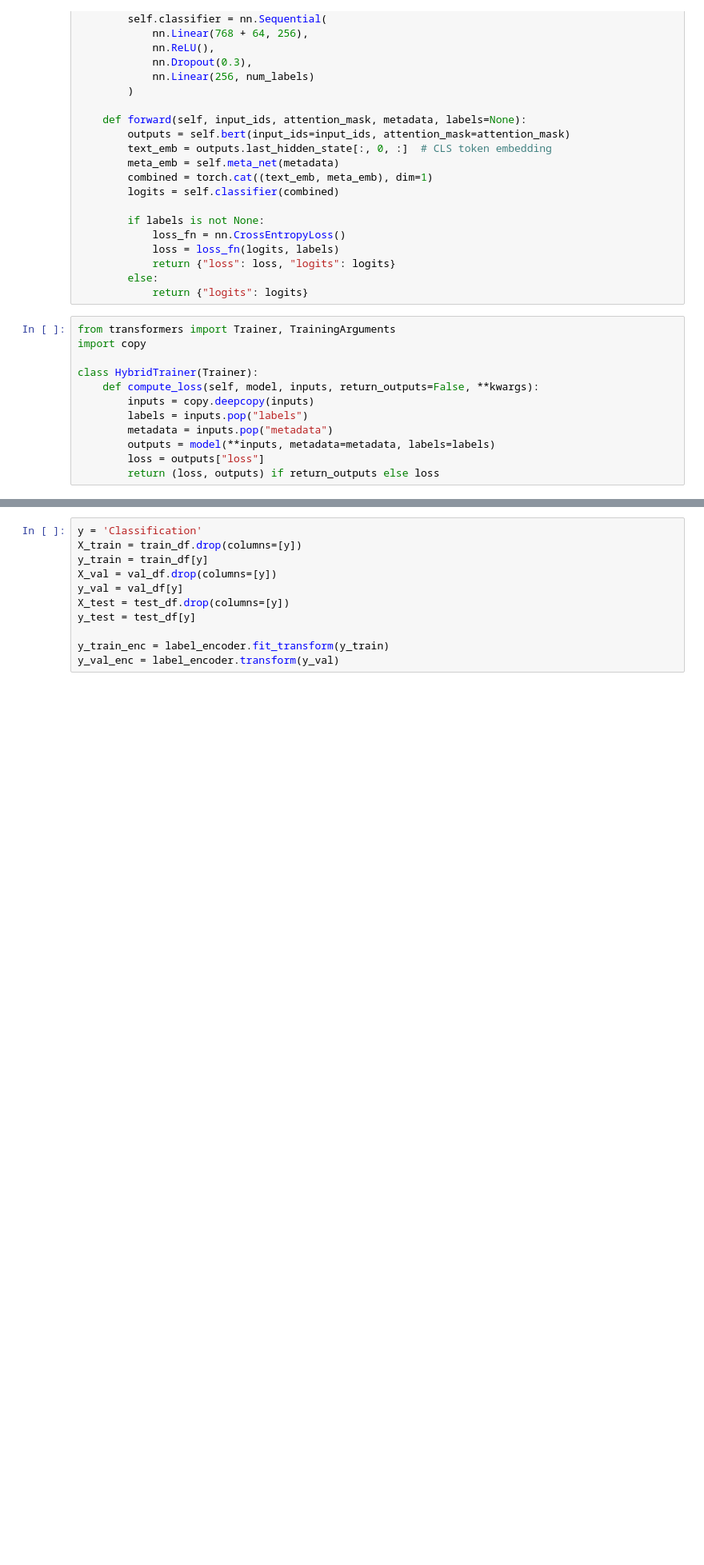
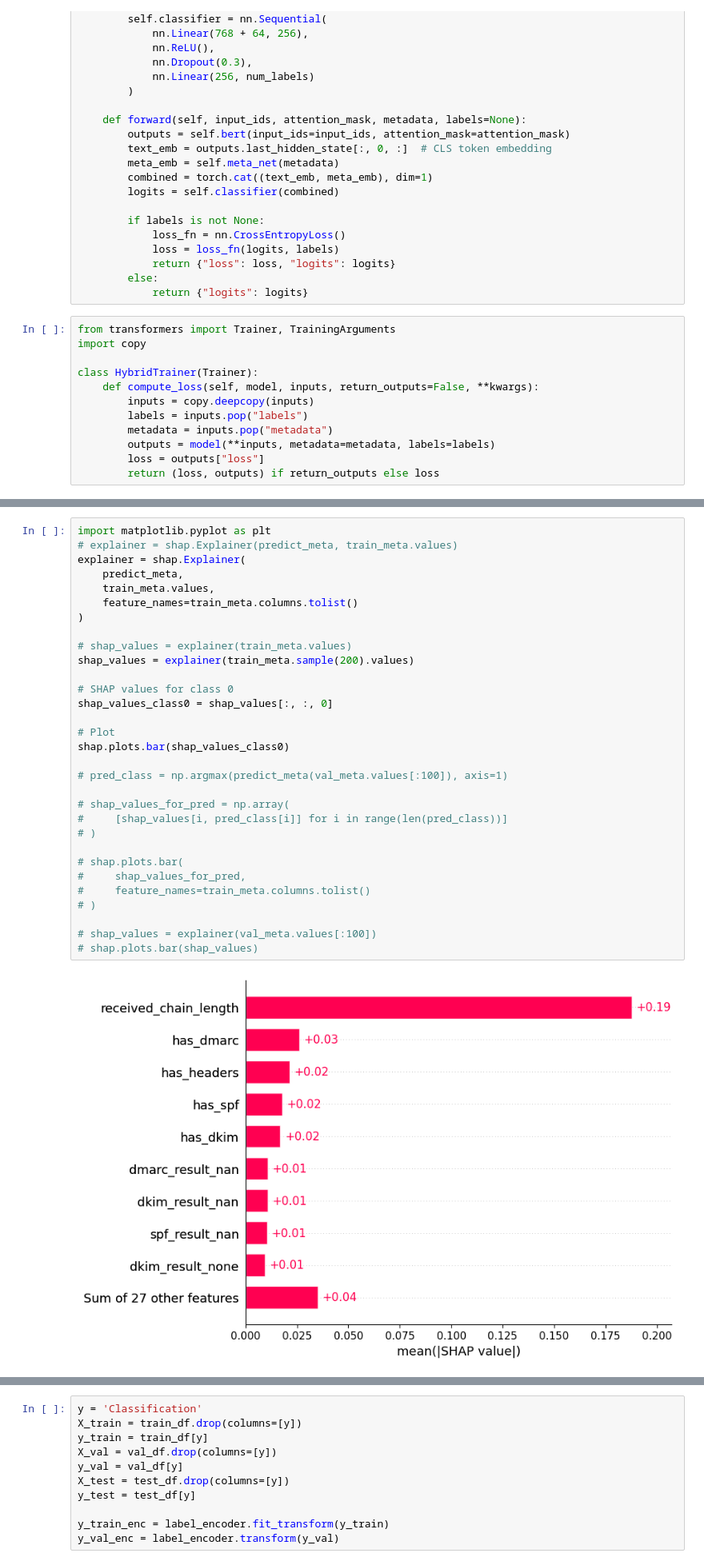
Before and after one commit to Reno0213/capstone, a Jupyter notebook: dataset.ipynb, the cells around one changed output, grey strips where cells are left out. Shown: that part at 80% size. Cells and saved outputs as stored; diff of their text form; blank space fills up the shorter version.

Commit message:
metadata SHAP working

```diff
--- a/dataset.ipynb
+++ b/dataset.ipynb
@@ -1582,0 +1889,33 @@ print(classification_report(val_df['label'], pred_labels, target_names=label_enc
+# %%
+import matplotlib.pyplot as plt
+# explainer = shap.Explainer(predict_meta, train_meta.values)
+explainer = shap.Explainer(
+    predict_meta,
+    train_meta.values,
+    feature_names=train_meta.columns.tolist()
+)
+
+# shap_values = explainer(train_meta.values)
+shap_values = explainer(train_meta.sample(200).values)
+
+# SHAP values for class 0
+shap_values_class0 = shap_values[:, :, 0]
+
+# Plot
+shap.plots.bar(shap_values_class0)
+
+# pred_class = np.argmax(predict_meta(val_meta.values[:100]), axis=1)
+
+# shap_values_for_pred = np.array(
+#     [shap_values[i, pred_class[i]] for i in range(len(pred_class))]
+# )
+
+# shap.plots.bar(
+#     shap_values_for_pred,
+#     feature_names=train_meta.columns.tolist()
+# )
+
+# shap_values = explainer(val_meta.values[:100])
+# shap.plots.bar(shap_values)
+# %% [output]
+[figure, added]
```
Also changed, not shown: parts of 43 cells of this notebook.
